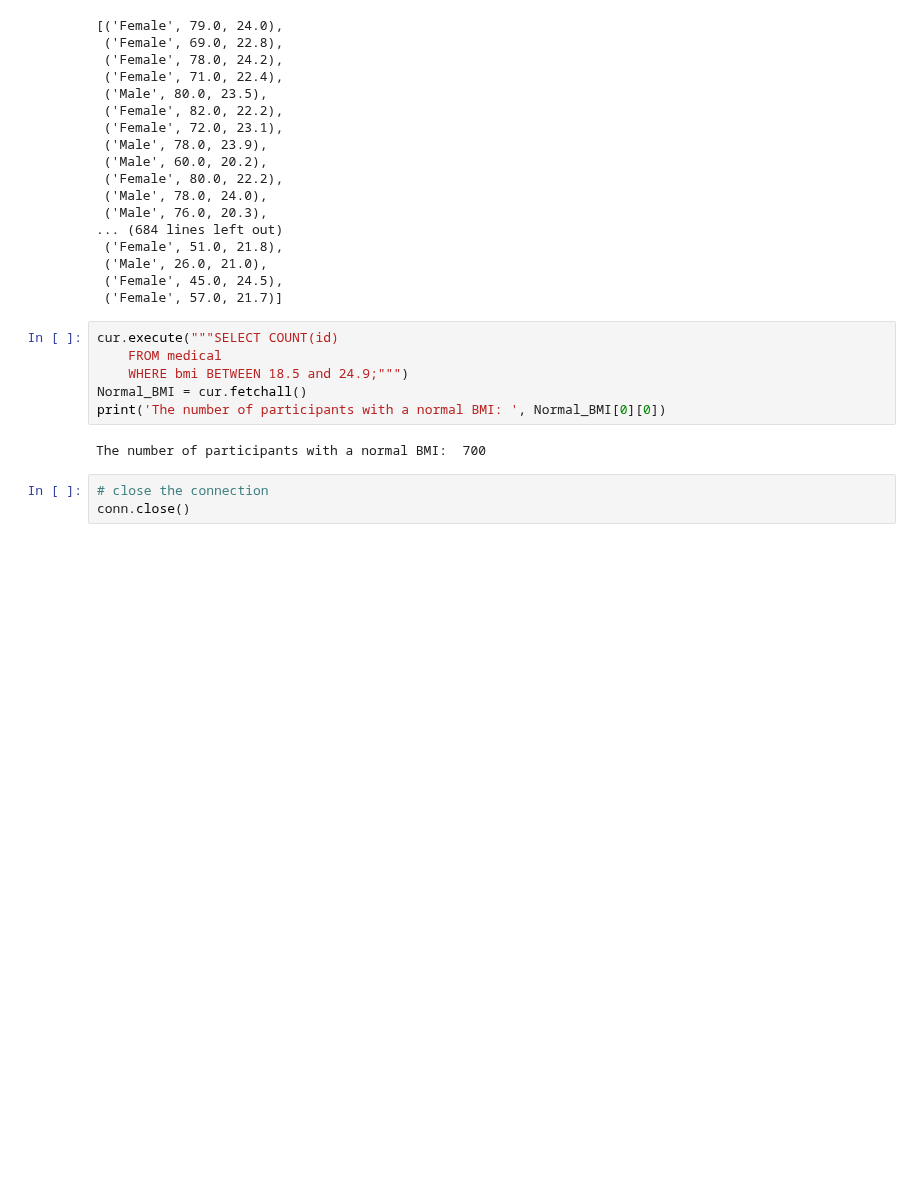
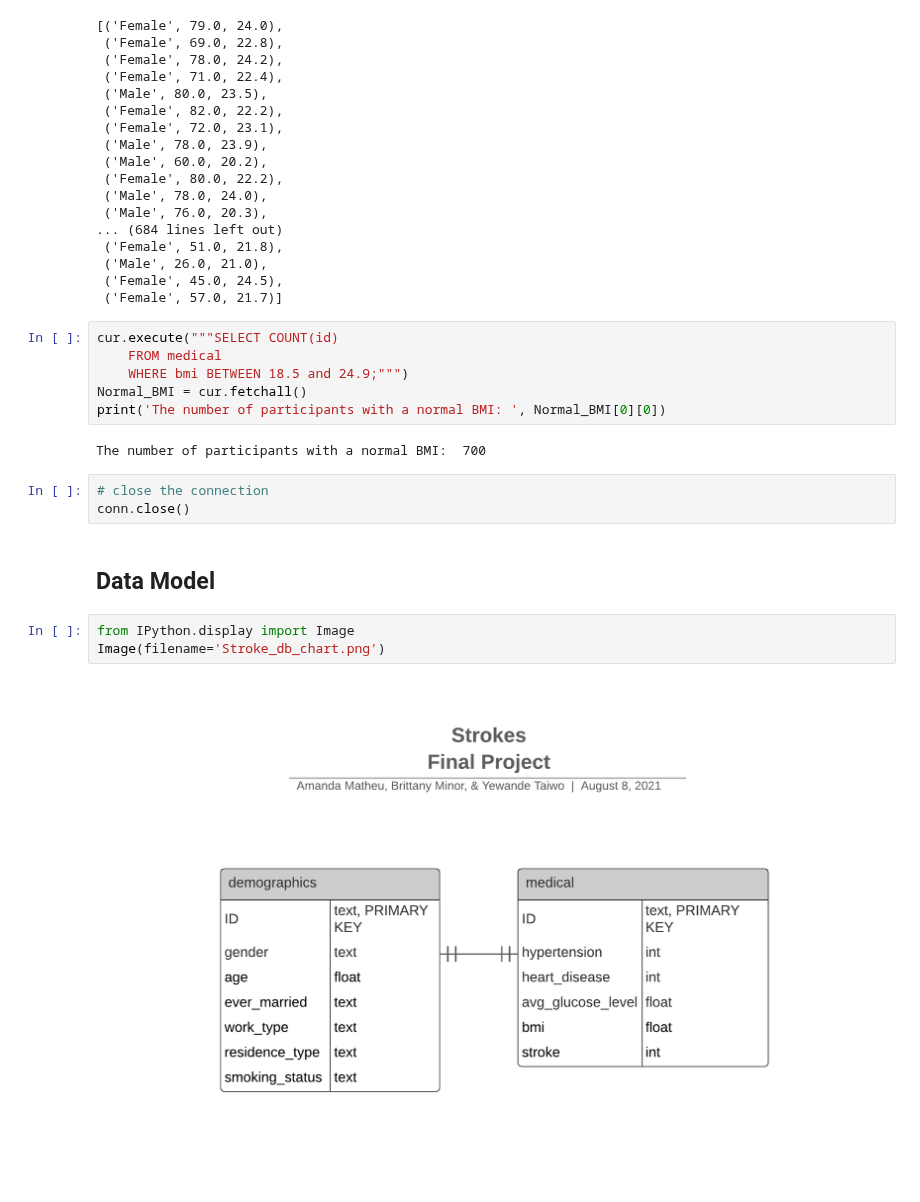
Before and after one commit to britt-emm/CGGroupProject, a Jupyter notebook: Final_Project/stroke_ETL.ipynb, the cells around one changed output. Saved outputs shown, nothing was run; the diff lists cells and outputs as text; blank space fills up the shorter version.

```diff
--- a/Final_Project/stroke_ETL.ipynb
+++ b/Final_Project/stroke_ETL.ipynb
@@ -168,3 +170,10 @@ The number of participants with a normal BMI:  700
 # %%
 # close the connection
 conn.close()
+# %% [markdown]
+## Data Model
+# %%
+from IPython.display import Image
+Image(filename='Stroke_db_chart.png')
+# %% [output]
+[figure, added]
```
Also changed, not shown: parts of 1 cell of this notebook.
